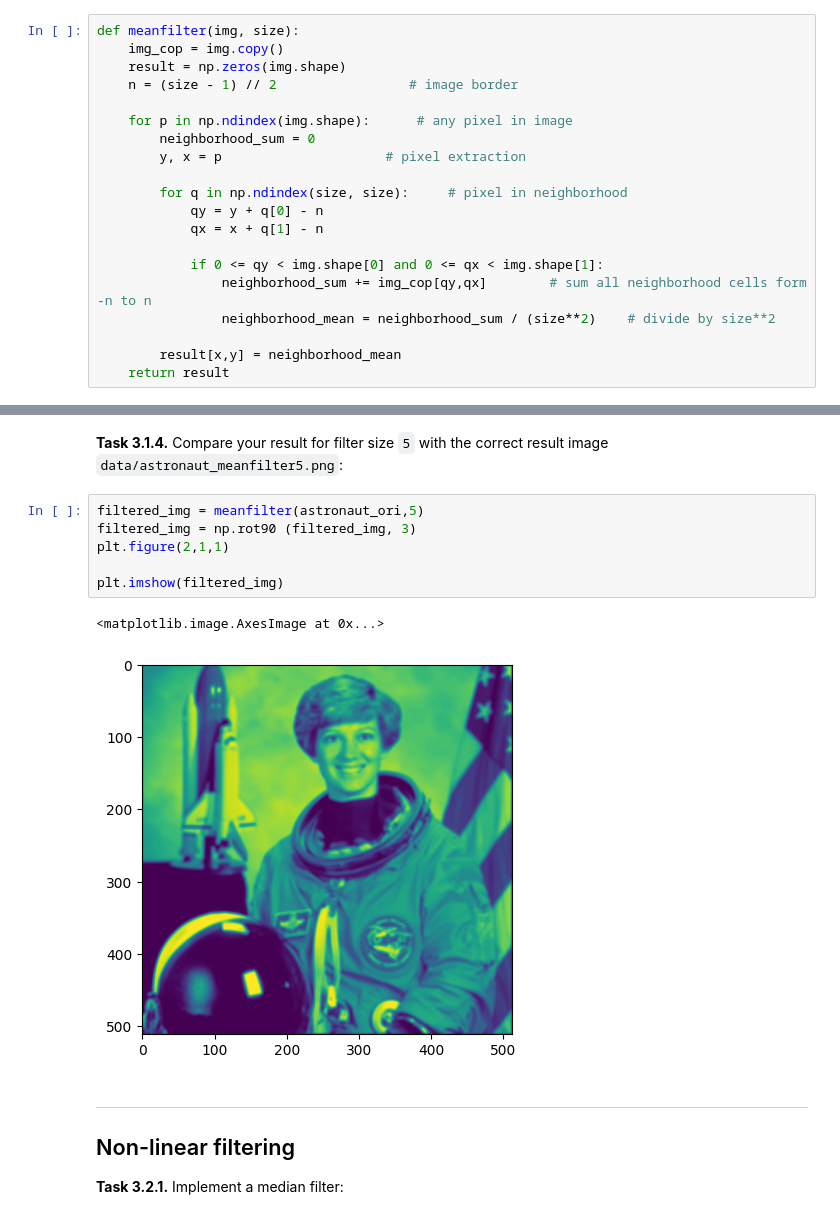
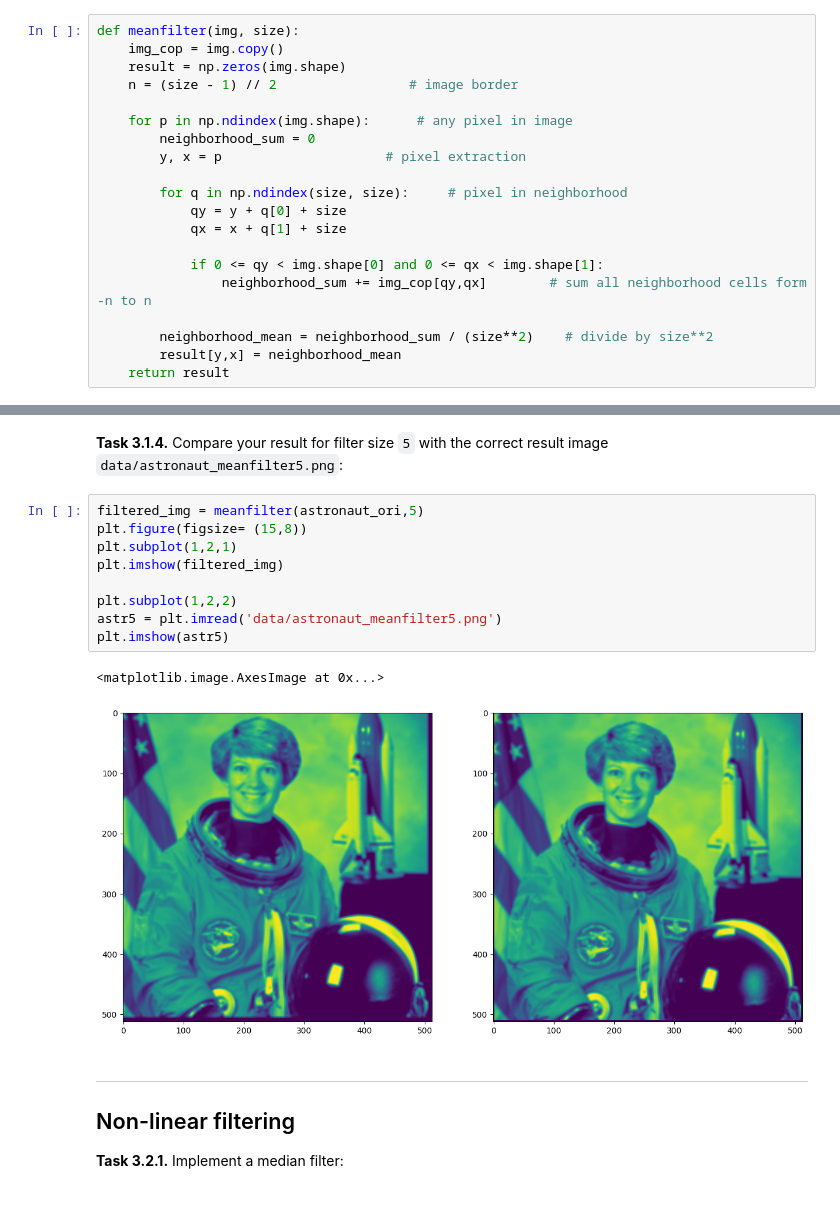
Before and after one commit to Laila-2345/mobi-fs3-python, a Jupyter notebook: task3.ipynb, the cells around one changed output, grey strips where cells are left out. Saved outputs shown, nothing was run; the diff lists cells and outputs as text.

```diff
--- a/task3.ipynb
+++ b/task3.ipynb
@@ -29,14 +29,14 @@ def meanfilter(img, size):
         y, x = p                     # pixel extraction
 
         for q in np.ndindex(size, size):     # pixel in neighborhood
-            qy = y + q[0] - n
-            qx = x + q[1] - n
+            qy = y + q[0] + size
+            qx = x + q[1] + size
 
             if 0 <= qy < img.shape[0] and 0 <= qx < img.shape[1]:
                 neighborhood_sum += img_cop[qy,qx]        # sum all neighborhood cells form -n to n
-                neighborhood_mean = neighborhood_sum / (size**2)    # divide by size**2
 
-        result[x,y] = neighborhood_mean
+        neighborhood_mean = neighborhood_sum / (size**2)    # divide by size**2
+        result[y,x] = neighborhood_mean
     return result
 # %% [markdown]
 **<a id="#">Task 3.1.3.</a>** Test your implementation from above by using the function `meanfilter` for the previously loaded image and show the result:
@@ -51,13 +50,16 @@ plt.imshow(filtered_img)
 **<a id="#">Task 3.1.4.</a>** Compare your result for filter size `5` with the correct result image `data/astronaut_meanfilter5.png`:
 # %%
 filtered_img = meanfilter(astronaut_ori,5)
-filtered_img = np.rot90 (filtered_img, 3)
-plt.figure(2,1,1)
+plt.figure(figsize= (15,8))
+plt.subplot(1,2,1)
+plt.imshow(filtered_img)
 
-plt.imshow(filtered_img)
+plt.subplot(1,2,2)
+astr5 = plt.imread('data/astronaut_meanfilter5.png')
+plt.imshow(astr5)
 # %% [output]
 <matplotlib.image.AxesImage at 0x...>
-[figure, old version]
+[figure, new version]
 # %% [markdown]
 ---
 
```
Also changed, not shown: parts of 5 cells of this notebook.
